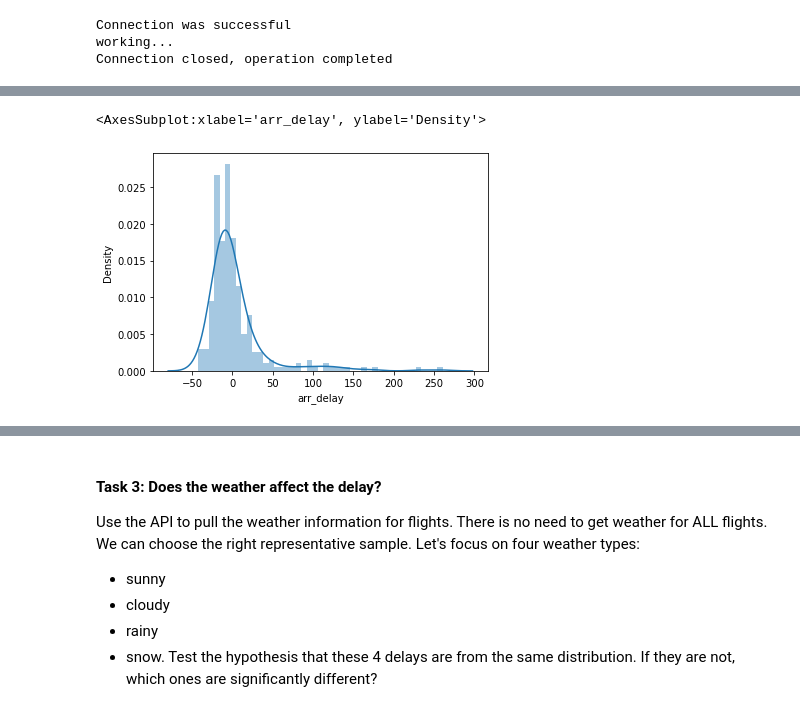
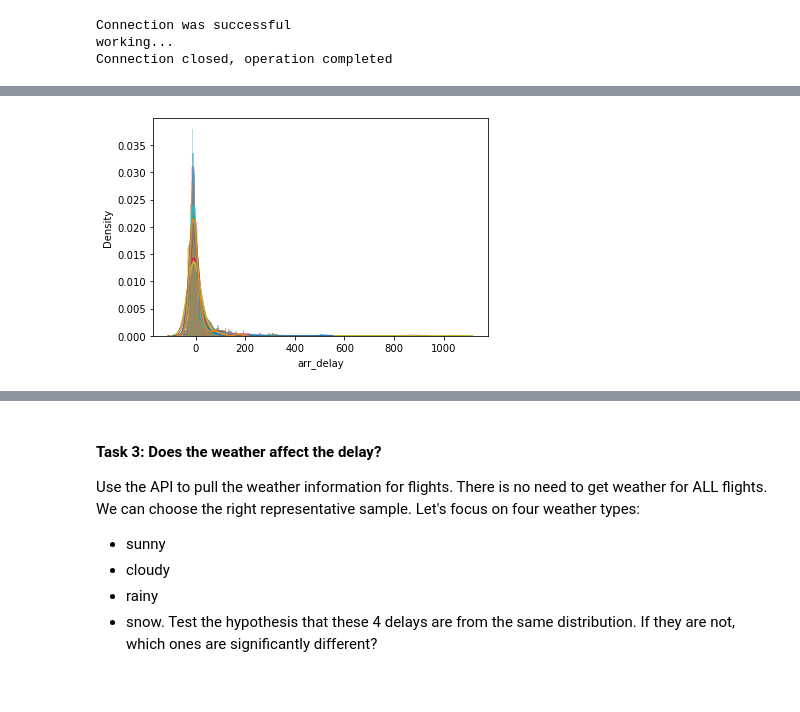
Before and after one commit to Richlorr/MidtermFlights, a Jupyter notebook: exploratory_analysis.ipynb, the cells around one changed output, grey strips where cells are left out. Drawn from its saved outputs; the diff is of its cells as text; code cells hidden in the pictures.

```diff
--- a/exploratory_analysis.ipynb
+++ b/exploratory_analysis.ipynb
@@ -199,8 +200,8 @@ months[0].head(10)
 10 rows × 42 columns
-# %%
-sns.distplot(months[0]['arr_delay'])
-# %% [output]
-<AxesSubplot:xlabel='arr_delay', ylabel='Density'>
-[figure, removed]
+# %%
+for month in months:
+    sns.distplot(month['arr_delay'])
+# %% [output]
+[figure, added]
 # %%
 for i in range(12):
```
Also changed, not shown: parts of 22 cells of this notebook.
